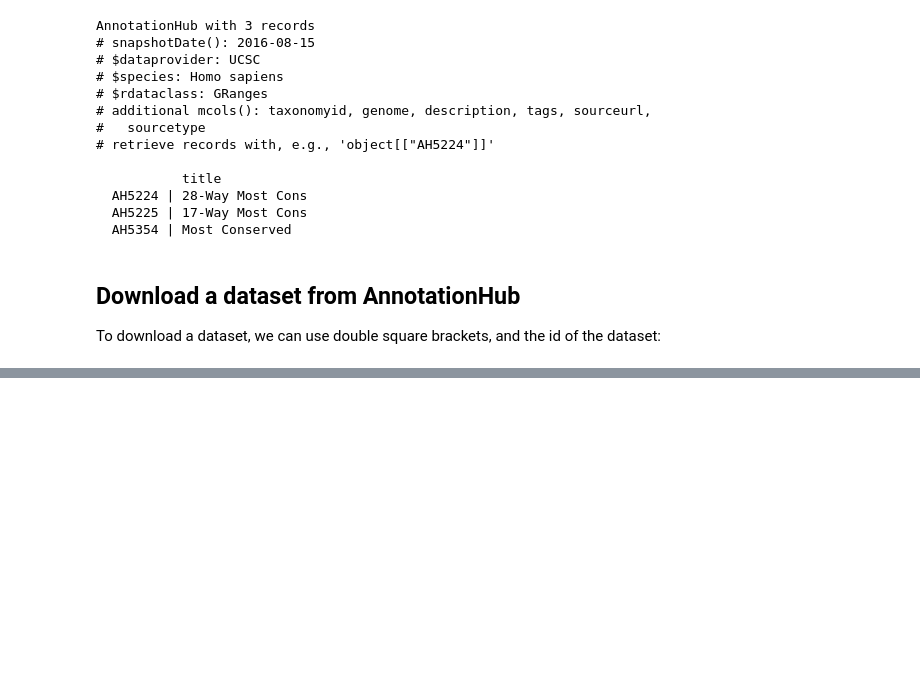
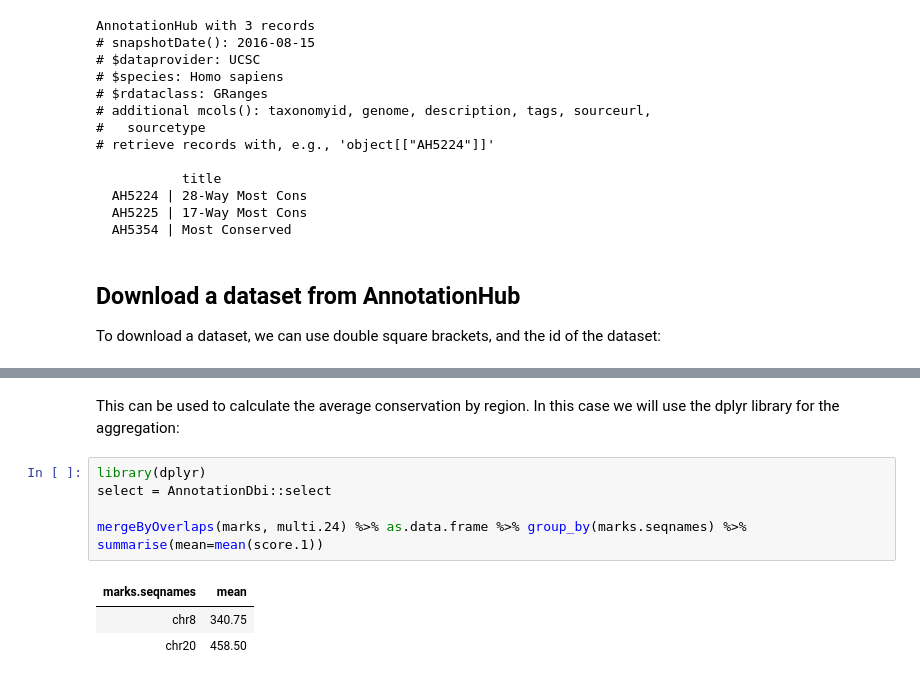
Before and after one commit to dalloliogm/belgrade_unix_intro, a Jupyter notebook: PEB Bioconductor workshop.ipynb, the cells around one changed output, grey strips where cells are left out. Drawn from its saved outputs; the diff is of its cells as text; blank space fills up the shorter version.

Commit message:
BIOC: finished exercise, but for calculating mean by granges I am using dplyr instead of aggregate

```diff
--- a/PEB Bioconductor workshop.ipynb
+++ b/PEB Bioconductor workshop.ipynb
@@ -558,0 +622,11 @@ multi.24 = ahub[["AH5224"]]
+# %% [markdown]
+This can be used to calculate the average conservation by region. In this case we will use the dplyr library for the aggregation:
+# %%
+library(dplyr)
+select = AnnotationDbi::select
+
+mergeByOverlaps(marks, multi.24) %>% as.data.frame %>% group_by(marks.seqnames) %>% summarise(mean=mean(score.1))
+# %% [output]
+| marks.seqnames | mean |
+| chr8 | 340.75 |
+| chr20 | 458.50 |
```
Also changed, not shown: parts of 5 cells of this notebook, 1 other file.
